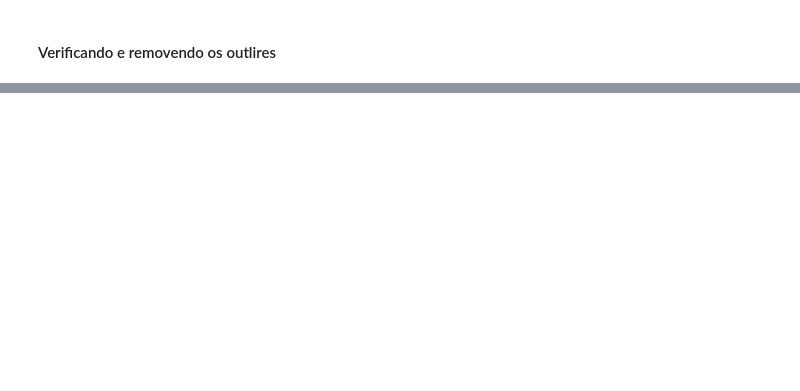
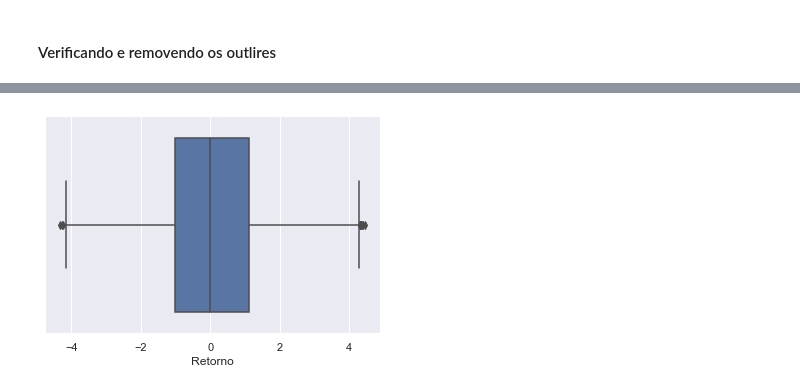
Before and after one commit to Prog-LucasAlves/Analise_Exploratoria_Dados, a Jupyter notebook: AED_04_Ações_B3/acoes.ipynb, the cells around one changed output, grey strips where cells are left out. Cells and saved outputs as stored; diff of their text form; code cells hidden in the pictures; blank space fills up the shorter version.

```diff
--- a/AED_04_Ações_B3/acoes.ipynb
+++ b/AED_04_Ações_B3/acoes.ipynb
@@ -292,0 +337,9 @@ plt.show()
+# %%
+# Colocando a coluna 'Date' como index do DataFrame
+df_emp_outlires.set_index('Date', inplace=True)
+
+# Plot
+sns.boxplot(df_emp_outlires['Retorno'])
+plt.show()
+# %% [output]
+[figure, added]
```
Also changed, not shown: parts of 18 cells of this notebook, 1 other file.
